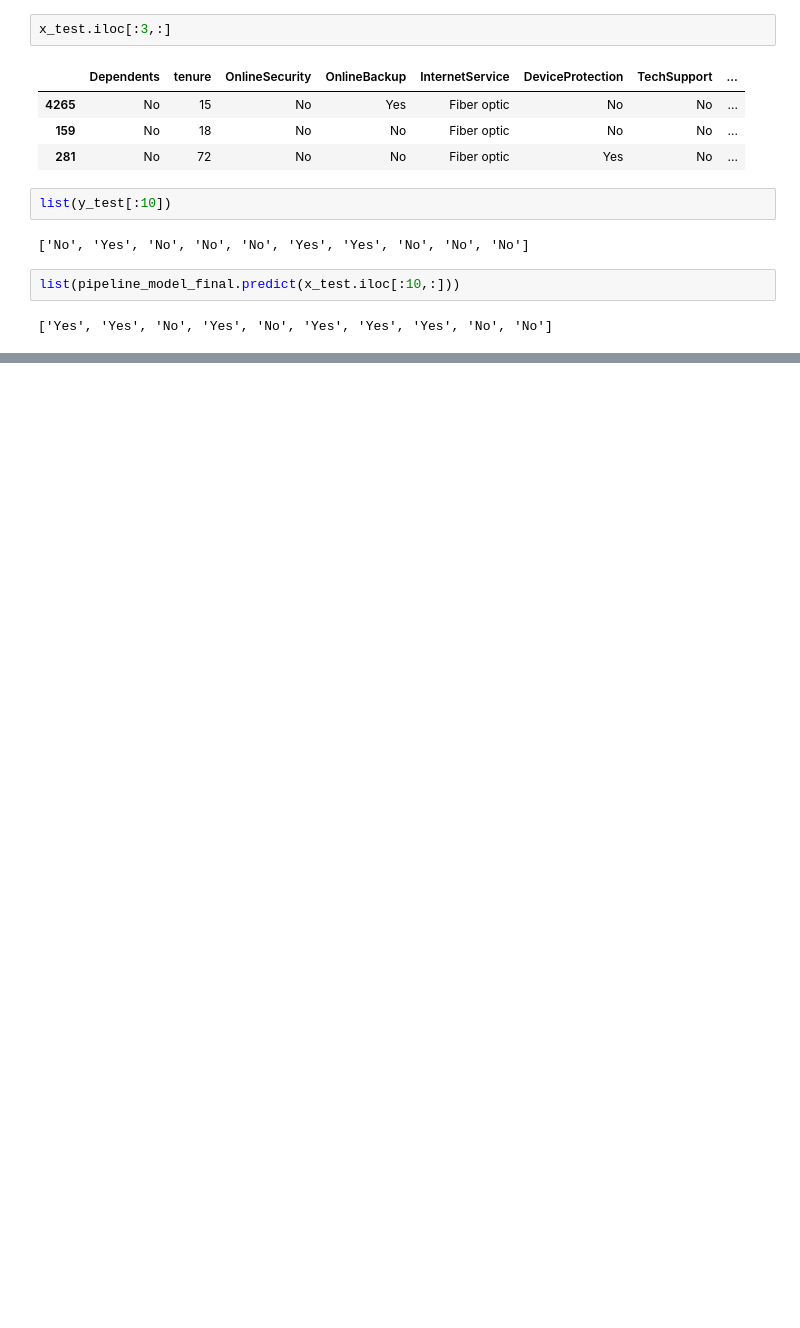
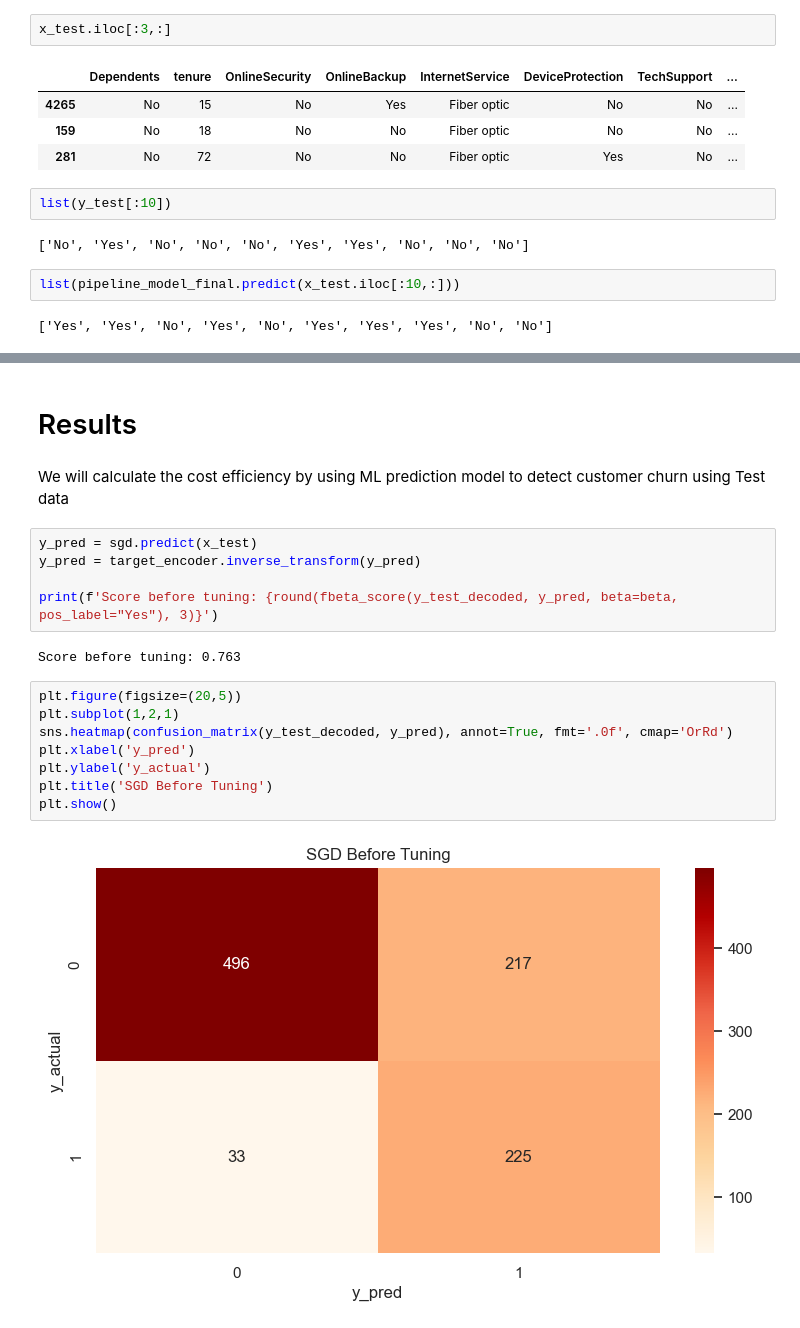
Before and after one commit to tio14/Telco-Customer-Churn, a Jupyter notebook: notebook.ipynb, the cells around one changed output, grey strips where cells are left out. Drawn from its saved outputs; the diff is of its cells as text; blank space fills up the shorter version.

```diff
--- a/notebook.ipynb
+++ b/notebook.ipynb
@@ -1389,0 +1280,21 @@ The prediction of this customer is: Not Churn --> from y_test
+# %% [markdown]
+# Results
+# %% [markdown]
+We will calculate the cost efficiency by using ML prediction model to detect customer churn using Test data
+# %%
+y_pred = sgd.predict(x_test)
+y_pred = target_encoder.inverse_transform(y_pred)
+
+print(f'Score before tuning: {round(fbeta_score(y_test_decoded, y_pred, beta=beta, pos_label="Yes"), 3)}')
+# %% [output]
+Score before tuning: 0.763
+# %%
+plt.figure(figsize=(20,5))
+plt.subplot(1,2,1)
+sns.heatmap(confusion_matrix(y_test_decoded, y_pred), annot=True, fmt='.0f', cmap='OrRd')
+plt.xlabel('y_pred')
+plt.ylabel('y_actual')
+plt.title('SGD Before Tuning')
+plt.show()
+# %% [output]
+[figure, added]
```
Also changed, not shown: parts of 29 cells of this notebook, 5 other files.
